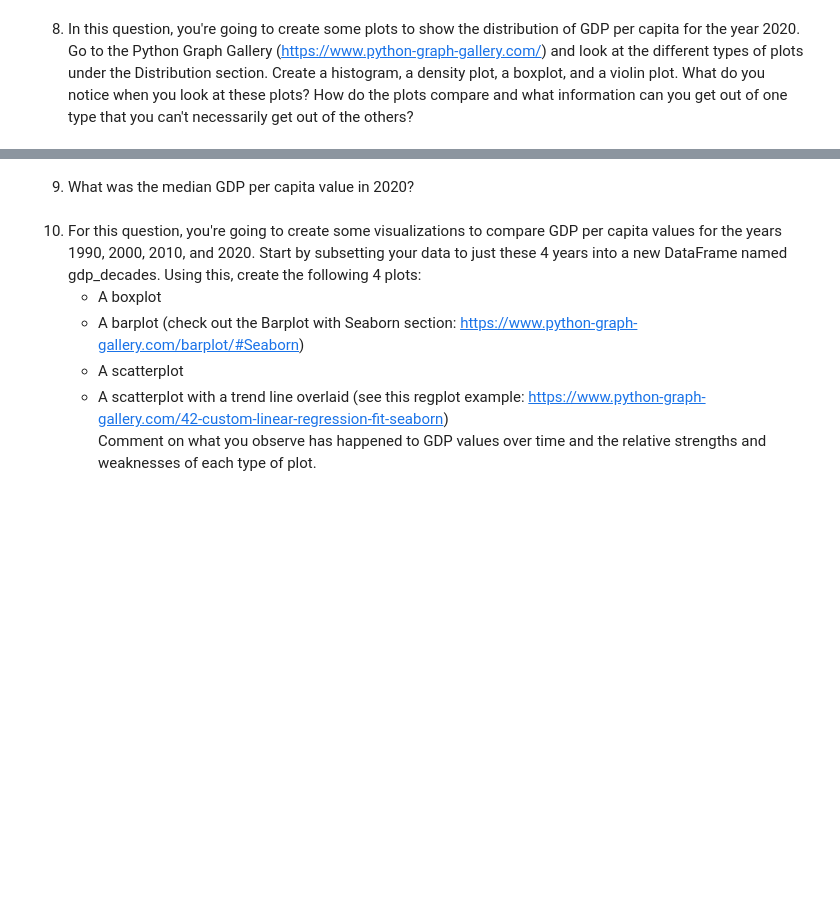
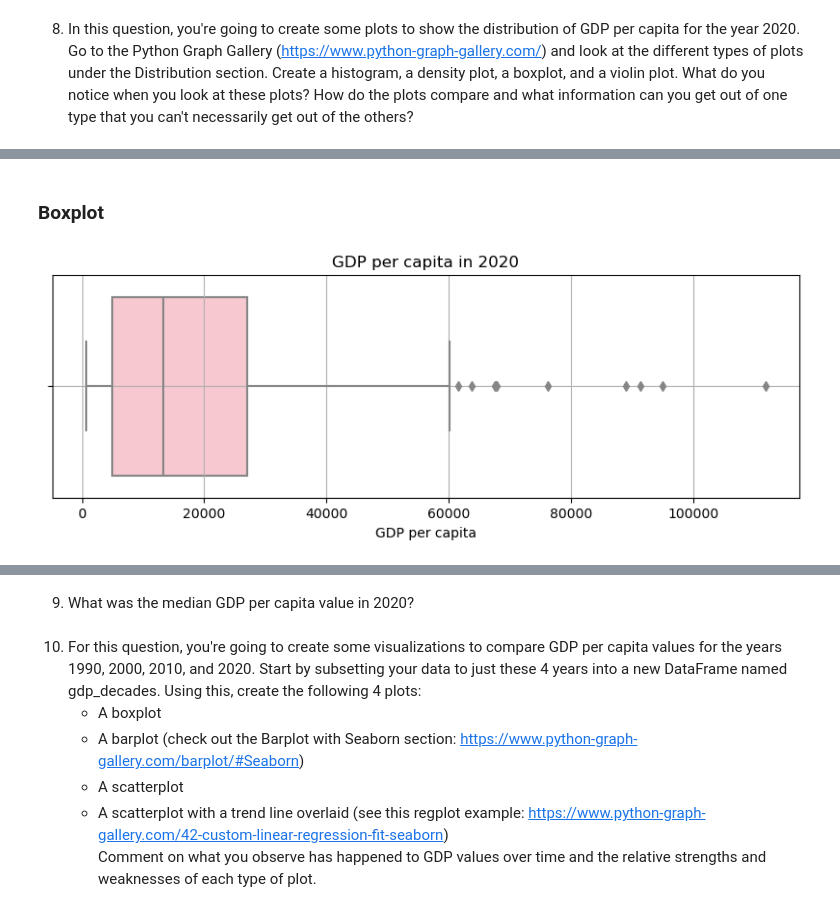
Before and after one commit to NSS-Data-Analytics-Cohort-10/gdp-and-internet-usage-BrandyLarramore, a Jupyter notebook: notebooks/gdp_project.ipynb, the cells around one changed output, grey strips where cells are left out. Drawn from its saved outputs; the diff is of its cells as text; code cells hidden in the pictures; blank space fills up the shorter version.

```diff
--- a/notebooks/gdp_project.ipynb
+++ b/notebooks/gdp_project.ipynb
@@ -202,0 +186,13 @@ plt.show()
+# %% [markdown]
+### Boxplot
+# %%
+gdp_2020 = gdp_df[gdp_df['year'] == 2020] #just getting 2020
+
+plt.figure(figsize=(10, 3))
+sns.boxplot(x=gdp_2020['gdp_per_capita'], color="pink")
+plt.title('GDP per capita in 2020')
+plt.xlabel('GDP per capita')
+plt.grid(True)
+plt.show()
+# %% [output]
+[figure, added]
```
Also changed, not shown: parts of 35 cells of this notebook.
